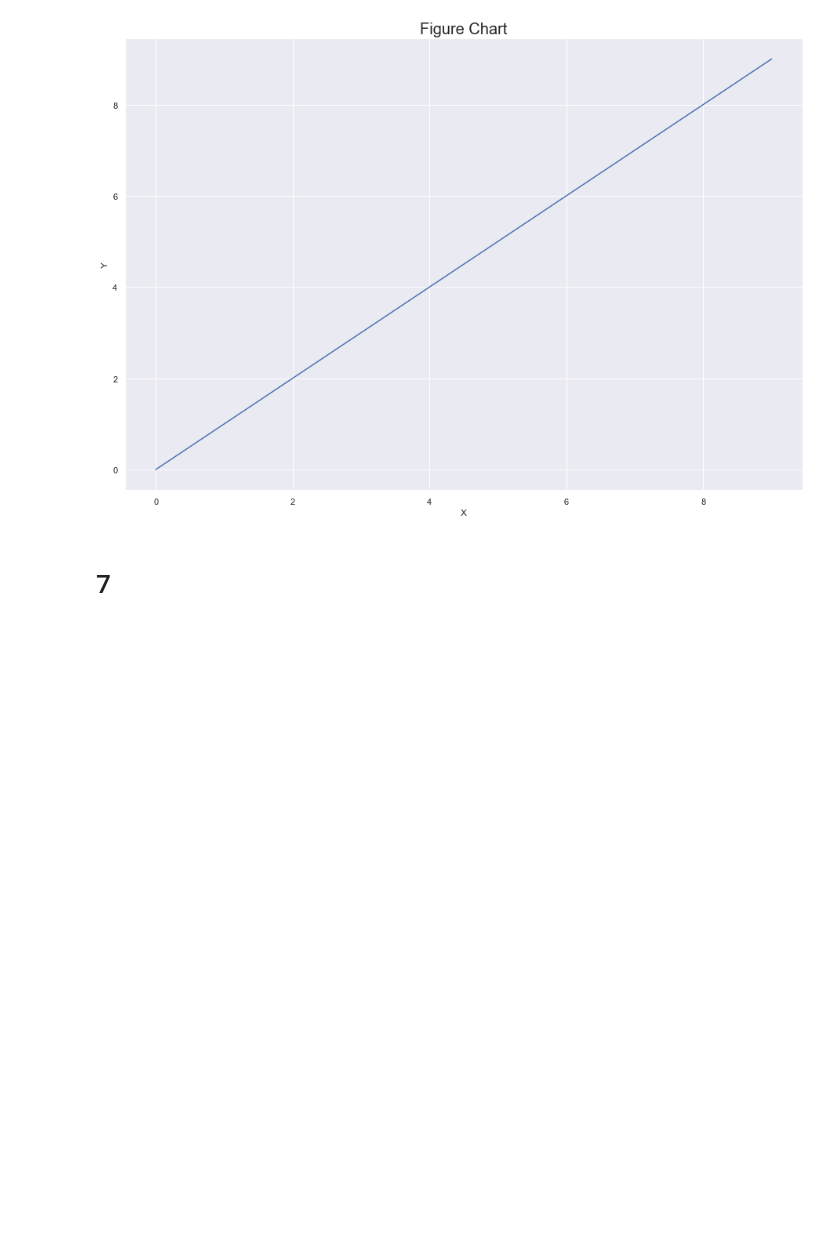
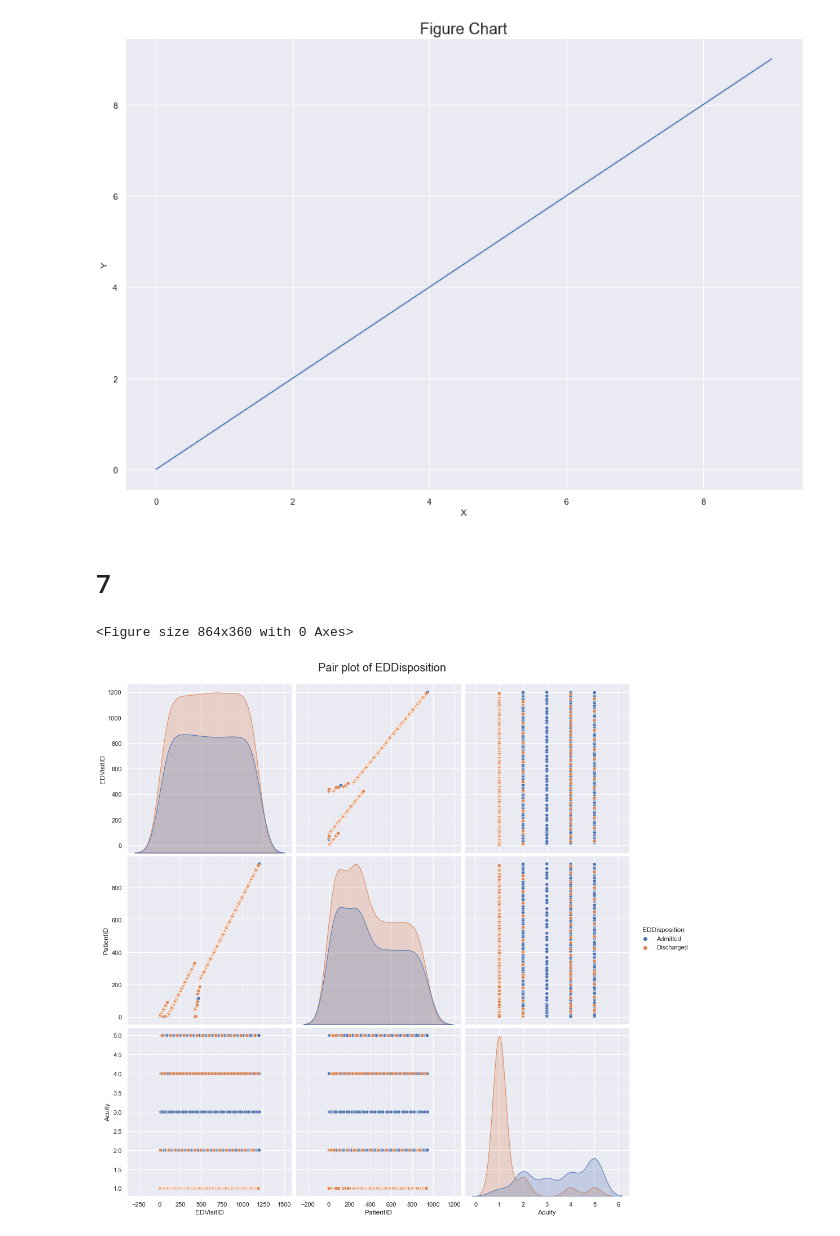
Before and after one commit to svmamidi/Python-Pandas, a Jupyter notebook: Python_pandas_satya_questions.ipynb, the cells around one changed output. Drawn from its saved outputs; the diff is of its cells as text; code cells hidden in the pictures; blank space fills up the shorter version.

```diff
--- a/Python_pandas_satya_questions.ipynb
+++ b/Python_pandas_satya_questions.ipynb
@@ -39,3 +39,12 @@ Text(0.5, 1.0, 'Figure Chart')
 [figure]
 # %% [markdown]
 # 7
+# %%
+plt.figure(figsize=(12,5))
+
+sns.pairplot(df_EDV, hue='EDDisposition',height=4.5)
+plt.title("Pair plot of EDDisposition",y=3.1,x=-0.5,fontsize=20)
+plt.show()
+# %% [output]
+<Figure size 864x360 with 0 Axes>
+[figure, added]
```
Also changed, not shown: parts of 1 cell of this notebook, 1 other file.
